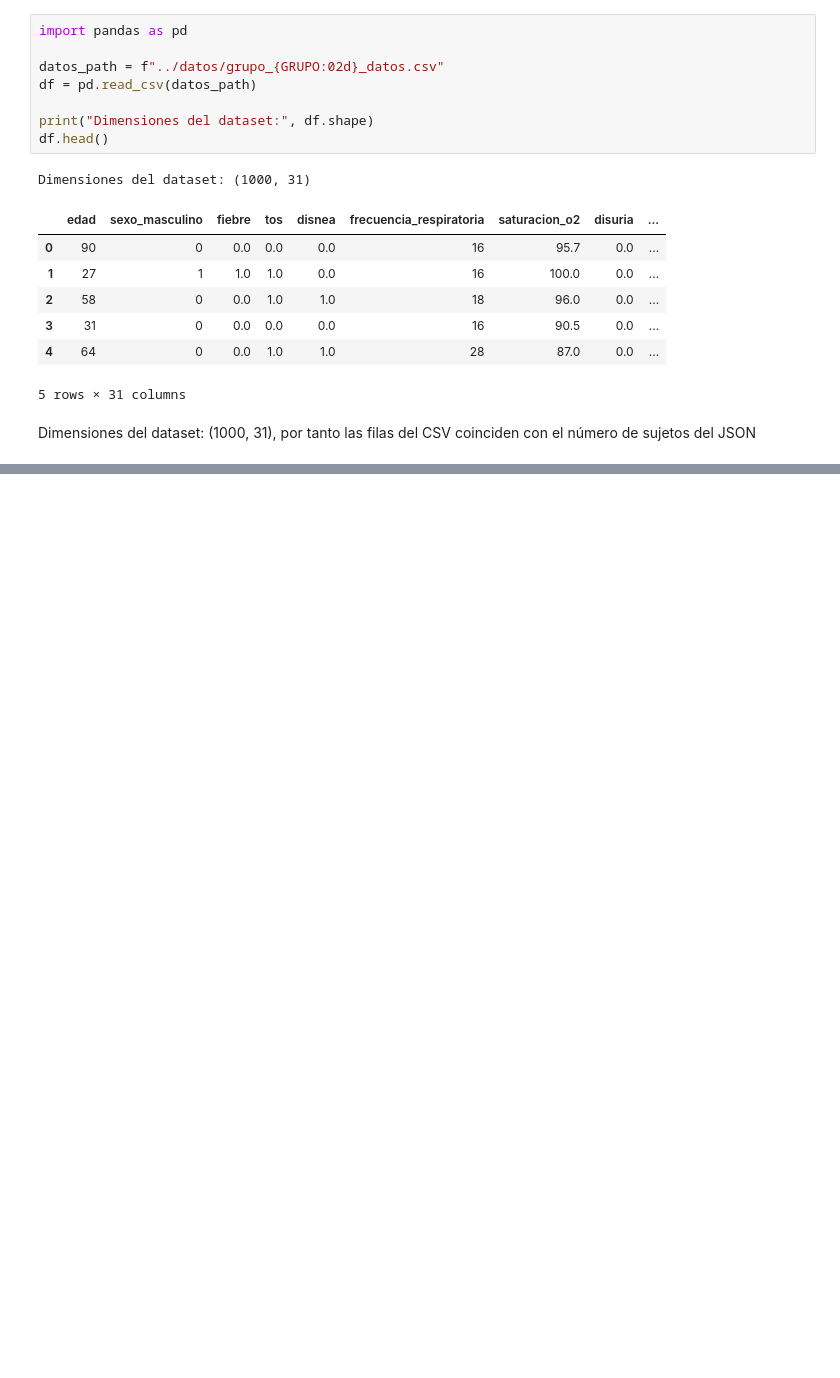
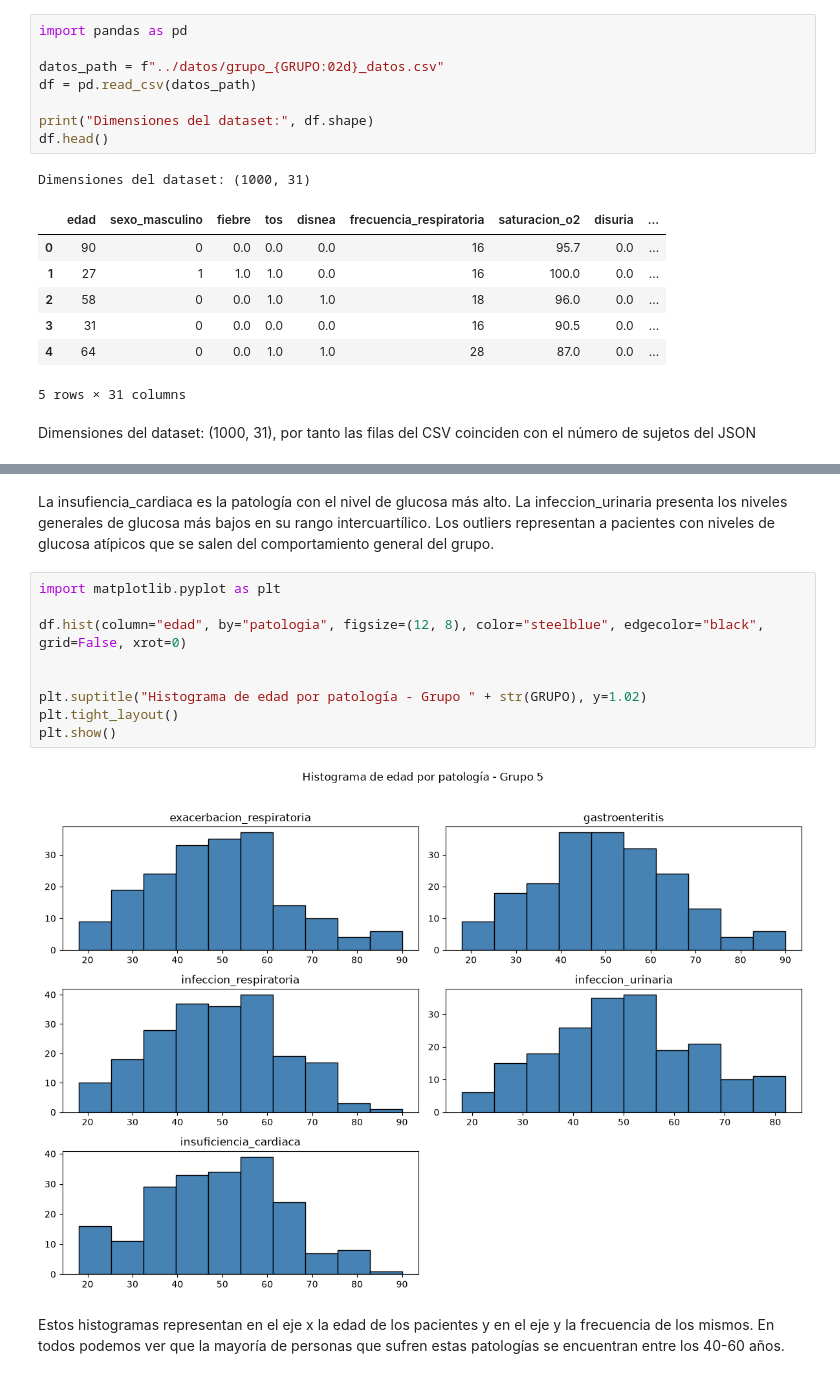
Before and after one commit to angelaNavarro11/sist-apoyo-decision-clinica, a Jupyter notebook: notebooks/Practica3-Resultados.ipynb, the cells around one changed output, grey strips where cells are left out. Drawn from its saved outputs; the diff is of its cells as text; blank space fills up the shorter version.

```diff
--- a/notebooks/Practica3-Resultados.ipynb
+++ b/notebooks/Practica3-Resultados.ipynb
@@ -46,0 +101,18 @@ Dimensiones del dataset: (1000, 31), por tanto las filas del CSV coinciden con e
+# %% [markdown]
+La insufiencia_cardiaca es la patología con el nivel de glucosa más alto.
+La infeccion_urinaria presenta los niveles generales de glucosa más bajos en su rango intercuartílico.
+Los outliers representan a pacientes con niveles de glucosa atípicos que se salen del comportamiento general del grupo.
+# %%
+import matplotlib.pyplot as plt
+
+df.hist(column="edad", by="patologia", figsize=(12, 8), color="steelblue", edgecolor="black", grid=False, xrot=0)
+
+
+plt.suptitle("Histograma de edad por patología - Grupo " + str(GRUPO), y=1.02)
+plt.tight_layout()
+plt.show()
+# %% [output]
+[figure, added]
+# %% [markdown]
+Estos histogramas representan en el eje x la edad de los pacientes y en el eje y la frecuencia de los mismos.
+En todos podemos ver que la mayoría de personas que sufren estas patologías se encuentran entre los 40-60 años.
```
Also changed, not shown: parts of 5 cells of this notebook, 1 other file.
